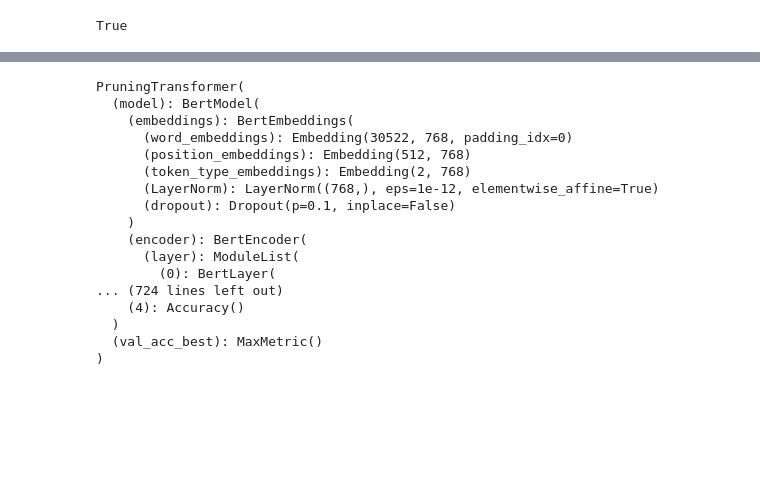
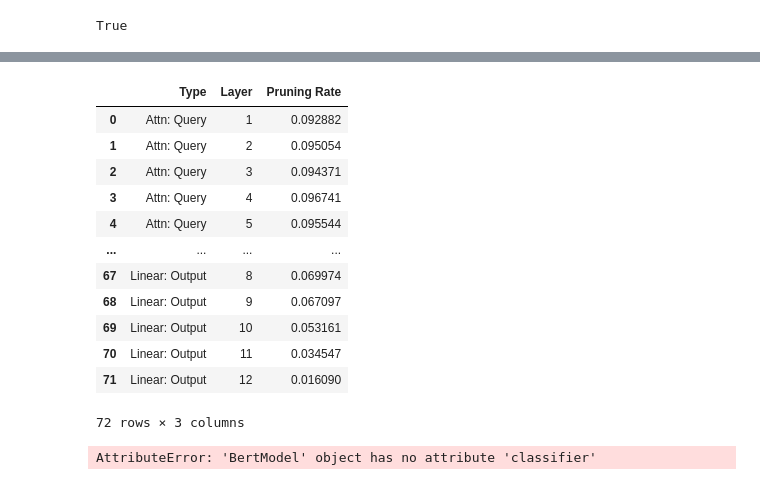
Before and after one commit to mariomeissner/shortcut-pruning, a Jupyter notebook: notebooks/pruning_analysis.ipynb, the cells around one changed output, grey strips where cells are left out. Cells and saved outputs as stored; diff of their text form; code cells hidden in the pictures; blank space fills up the shorter version.

```diff
--- a/notebooks/pruning_analysis.ipynb
+++ b/notebooks/pruning_analysis.ipynb
@@ -56,20 +114,34 @@ True
+# %%
+import seaborn as sns
+data = []
+name_mapping = {
+    "query" : "Attn: Query",
+    "key" : "Attn: Key",
+    "value" : "Attn: Value",
+    "dense" : "Attn: Output",
+    "intermediate" : "Linear: Interm.",
+    "output": "Linear: Output",
+}
+for name in sparsities:
+    for layer in range(12):
+        data.append([name_mapping[name], layer + 1, 1 - sparsities[name][layer]])
+data = pd.DataFrame(data, columns=["Type", "Layer", "Pruning Rate"])
+data
+# %% [output]
+|  | Type | Layer | Pruning Rate |
+| 0 | Attn: Query | 1 | 0.092882 |
+| 1 | Attn: Query | 2 | 0.095054 |
+| 2 | Attn: Query | 3 | 0.094371 |
+| 3 | Attn: Query | 4 | 0.096741 |
+| 4 | Attn: Query | 5 | 0.095544 |
+| ... | ... | ... | ... |
+| 67 | Linear: Output | 8 | 0.069974 |
+| 68 | Linear: Output | 9 | 0.067097 |
+| 69 | Linear: Output | 10 | 0.053161 |
+| 70 | Linear: Output | 11 | 0.034547 |
+| 71 | Linear: Output | 12 | 0.016090 |
+72 rows × 3 columns
 # %%
-model
+model.model.classifier
 # %% [output]
-PruningTransformer(
-  (model): BertModel(
-    (embeddings): BertEmbeddings(
-      (word_embeddings): Embedding(30522, 768, padding_idx=0)
-      (position_embeddings): Embedding(512, 768)
-      (token_type_embeddings): Embedding(2, 768)
-      (LayerNorm): LayerNorm((768,), eps=1e-12, elementwise_affine=True)
-      (dropout): Dropout(p=0.1, inplace=False)
-    )
-    (encoder): BertEncoder(
-      (layer): ModuleList(
-        (0): BertLayer(
-... (724 lines left out)
-    (4): Accuracy()
-  )
-  (val_acc_best): MaxMetric()
-)
+AttributeError: 'BertModel' object has no attribute 'classifier'
```
Also changed, not shown: parts of 31 cells of this notebook, 10 other files.
